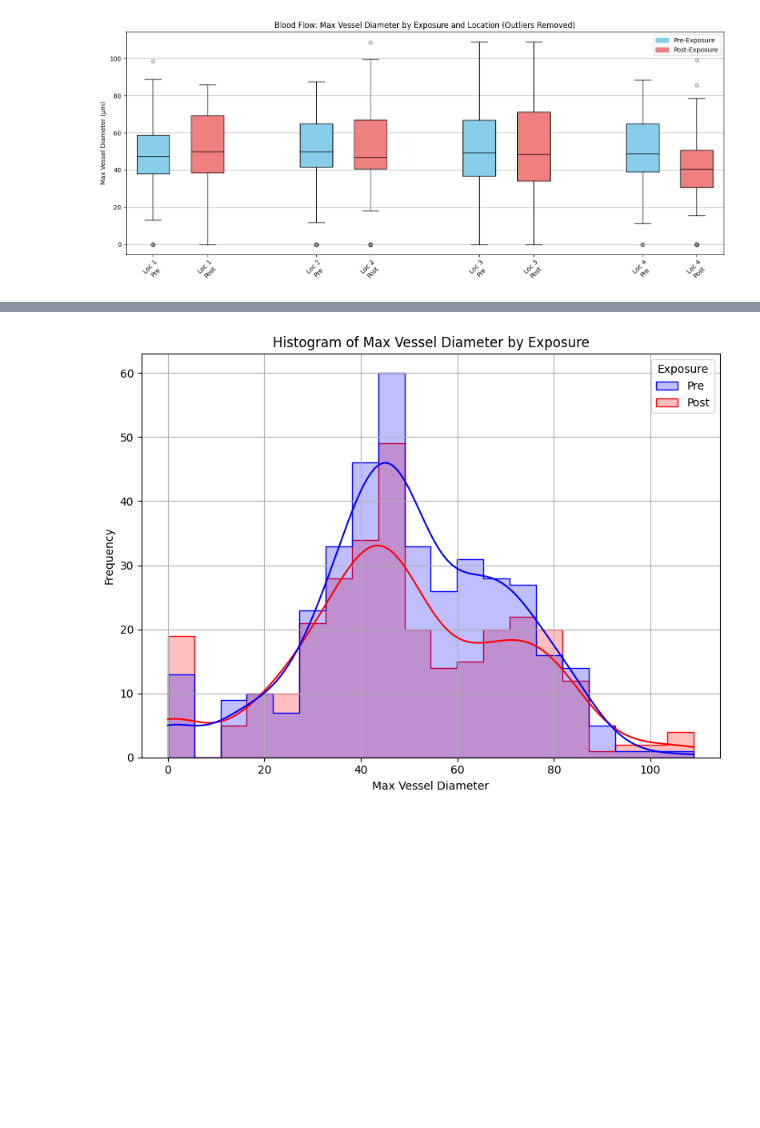
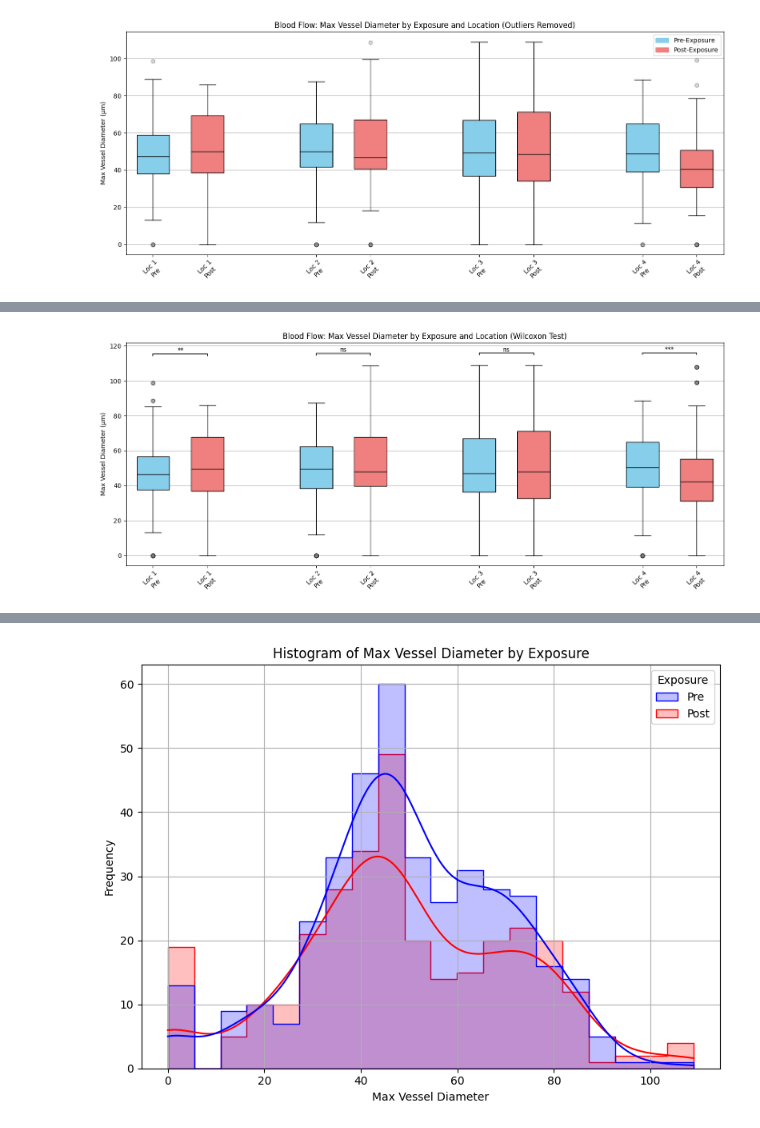
Before and after one commit to alejjara1/MeS_Vivosight, a Jupyter notebook: code/blood_flow_locations.ipynb, the cells around one changed output, grey strips where cells are left out. Drawn from its saved outputs; the diff is of its cells as text; code cells hidden in the pictures; blank space fills up the shorter version.

Commit message:
revisions to stat tests

```diff
--- a/code/blood_flow_locations.ipynb
+++ b/code/blood_flow_locations.ipynb
@@ -251,0 +317,100 @@ plt.show()
+# %%
+import matplotlib.pyplot as plt
+import matplotlib.patches as mpatches
+import pandas as pd
+from scipy.stats import wilcoxon
+
+# Helper function to annotate significance
+def annotate_sig(ax, x1, x2, y, pval, h=1, stars=True):
+    """Draws a significance bar between x1 and x2 at height y."""
+    line_y = y + h
+    ax.plot([x1, x1, x2, x2], [y, line_y, line_y, y], lw=1.2, c='black')
+    if stars:
+        if pval < 0.001:
+            text = '***'
+        elif pval < 0.01:
+            text = '**'
+        elif pval < 0.05:
+            text = '*'
+        else:
+            text = 'ns'
+    else:
+        text = f"p = {pval:.3f}"
+    ax.text((x1 + x2) / 2, line_y + h * 0.2, text, ha='center', va='bottom', fontsize=10)
+
+# Initialize containers
+plot_data = []
+plot_labels = []
+plot_colors = []
+plot_positions = []
+p_values = []  # for annotations
+
+position = 1
+
+# Loop through locations
+for loc in [1, 2, 3, 4]:
+    # Subset data
+    pre = df_clean[(df_clean["Location ID"] == loc) & (df_clean["Exposure"] == "Pre")]
+    post = df_clean[(df_clean["Location ID"] == loc) & (df_clean["Exposure"] == "Post")]
+
+    # Merge by Subject to get paired data
+    merged = pd.merge(pre, post, on="Subject", suffixes=("_pre", "_post"))
+    pre_vals = merged["Max Vessel Diameter_pre"]
+    post_vals = merged["Max Vessel Diameter_post"]
+
+    # Store data for plotting
+    plot_data.append(pre_vals)
+    plot_labels.append(f"Loc {loc}\nPre")
+    plot_colors.append("skyblue")
+    plot_positions.append(position)
+    pre_pos = position
+    position += 1
+
+    plot_data.append(post_vals)
+    plot_labels.append(f"Loc {loc}\nPost")
+    plot_colors.append("lightcoral")
+    plot_positions.append(position)
+    post_pos = position
+    position += 2
+
+    # Wilcoxon test (requires at least 3 pairs)
+    if len(pre_vals) >= 3:
+        stat, p = wilcoxon(pre_vals, post_vals)
+        p_values.append((pre_pos, post_pos, p))
+    else:
+        p_values.append((pre_pos, post_pos, None))
+
+# Create boxplot
+plt.figure(figsize=(14, 6))
+
+for i in range(len(plot_data)):
+    plt.boxplot(
+        plot_data[i],
+        positions=[plot_positions[i]],
+        widths=0.6,
+        patch_artist=True,
+        boxprops=dict(facecolor=plot_colors[i], color='black'),
+        medianprops=dict(color='black'),
+        whiskerprops=dict(color='black'),
+        capprops=dict(color='black'),
+        flierprops=dict(markerfacecolor='gray', marker='o', alpha=0.3)
+    )
+
+# Format axes
+plt.xticks(plot_positions, plot_labels, rotation=45)
+plt.ylabel("Max Vessel Diameter (μm)")
+plt.title("Blood Flow: Max Vessel Diameter by Exposure and Location (Wilcoxon Test)")
+plt.grid(True, axis='y')
+plt.tight_layout()
+
+# Add significance annotations
+ax = plt.gca()
+max_y = max([max(d) if len(d) > 0 else 0 for d in plot_data]) * 1.05
+
+for i, (x1, x2, pval) in enumerate(p_values):
+    if pval is not None:
+        annotate_sig(ax, x1, x2, max_y + i * 0.2, pval)
+
+plt.show()
+# %% [output]
+[figure, added]
```
Also changed, not shown: parts of 8 cells of this notebook, 2 other files.
